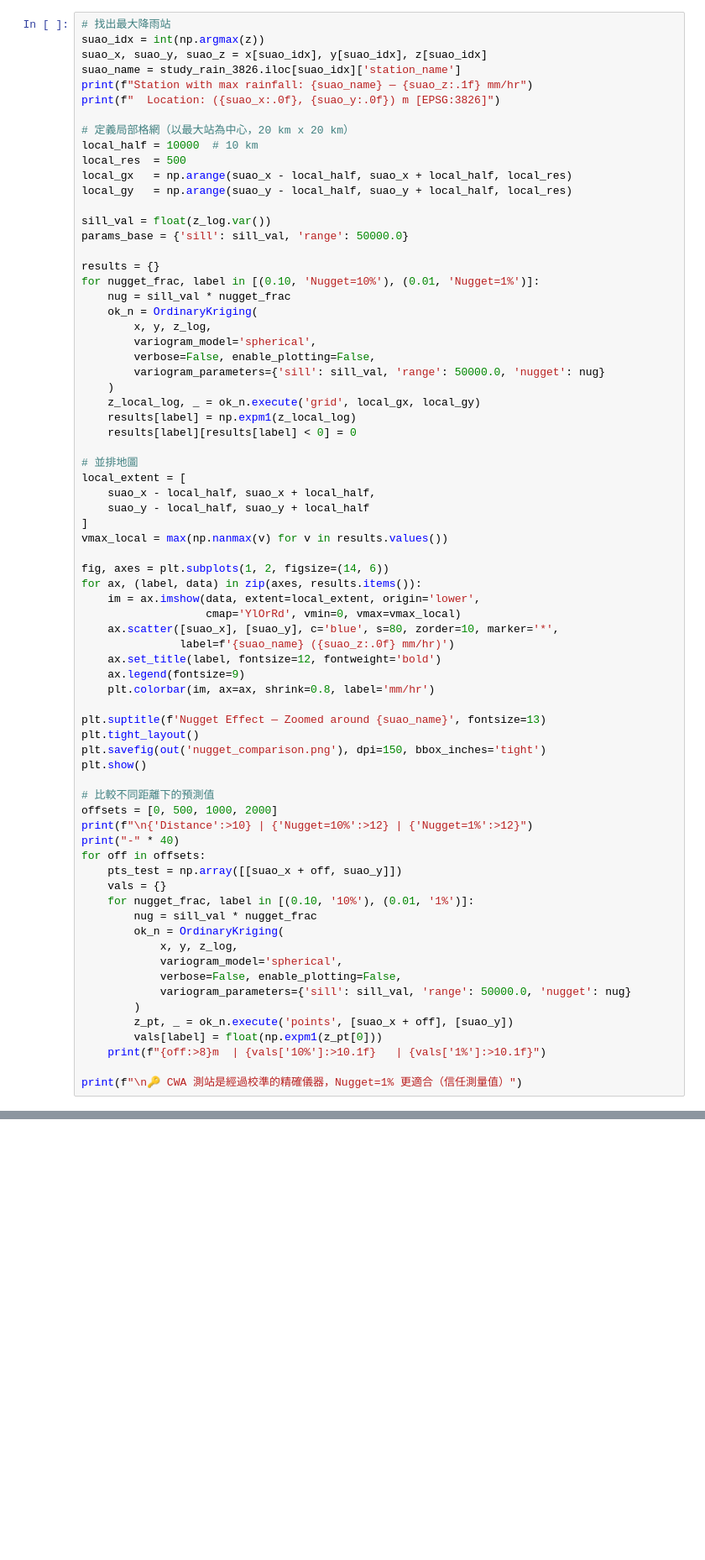
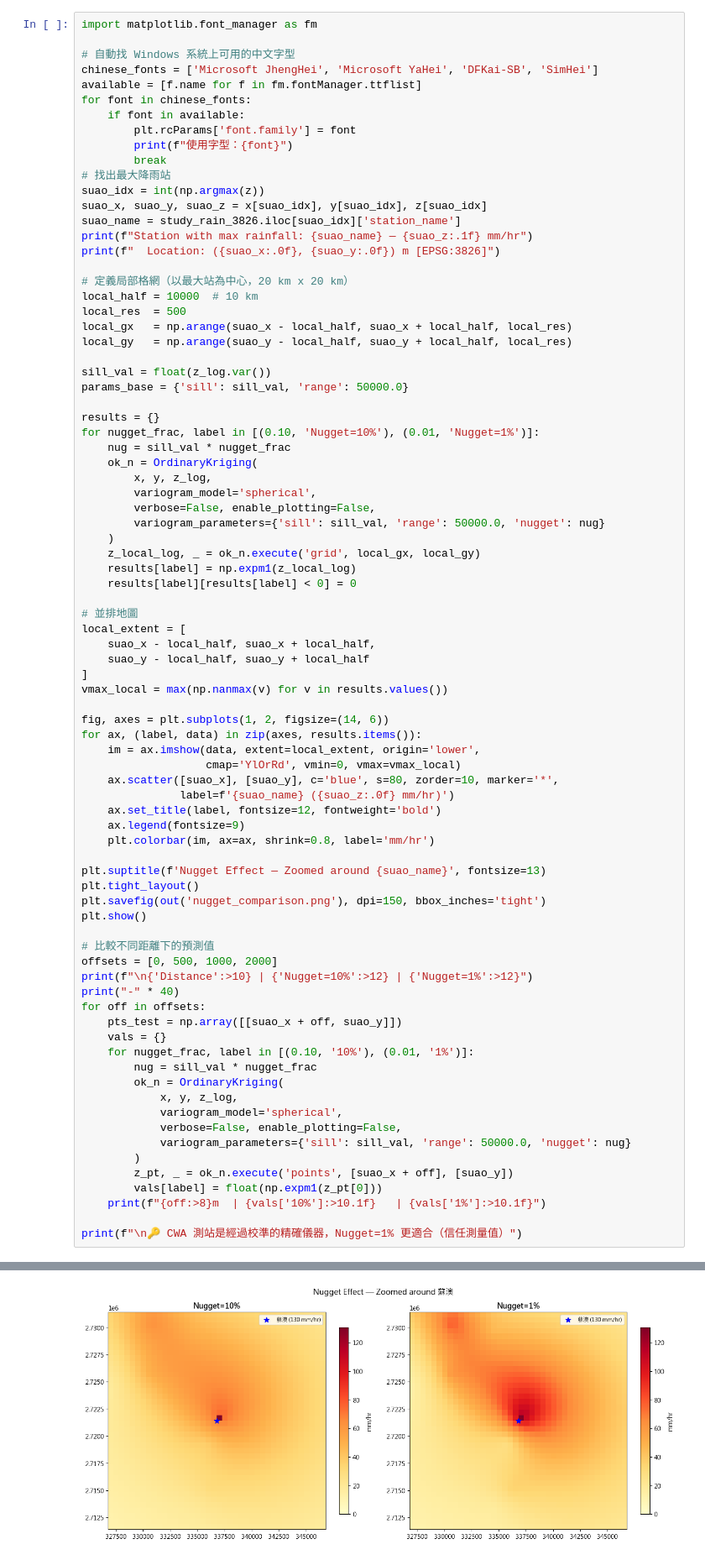
Before and after one commit to debby0330/Exercise-6, a Jupyter notebook: script/Week6-Completed.ipynb, the cells around one changed output, grey strips where cells are left out. Shown at 84% size. Drawn from its saved outputs; the diff is of its cells as text; blank space fills up the shorter version.

```diff
--- a/script/Week6-Completed.ipynb
+++ b/script/Week6-Completed.ipynb
@@ -564,6 +647,16 @@ Suao recorded **130.5 mm/hr**, but default Kriging predicts only ~71 mm at 500m
 - High Nugget = "measurements are noisy" → smooths everything → extreme values diluted
 - Low Nugget = "measurements are accurate" → passes through stations → extremes preserved
 # %%
+import matplotlib.font_manager as fm
+
+# 自動找 Windows 系統上可用的中文字型
+chinese_fonts = ['Microsoft JhengHei', 'Microsoft YaHei', 'DFKai-SB', 'SimHei']
+available = [f.name for f in fm.fontManager.ttflist]
+for font in chinese_fonts:
+    if font in available:
+        plt.rcParams['font.family'] = font
+        print(f"使用字型：{font}")
+        break
 # 找出最大降雨站
 suao_idx = int(np.argmax(z))
 suao_x, suao_y, suao_z = x[suao_idx], y[suao_idx], z[suao_idx]
@@ -635,3 +728,4 @@ for off in offsets:
     print(f"{off:>8}m  | {vals['10%']:>10.1f}   | {vals['1%']:>10.1f}")
 
 print(f"\n🔑 CWA 測站是經過校準的精確儀器，Nugget=1% 更適合（信任測量值）")
+# %% [output]
@@ -637,0 +735 @@ print(f"\n🔑 CWA 測站是經過校準的精確儀器，Nugget=1% 更適合（
+[figure, added]
```
Also changed, not shown: parts of 16 cells of this notebook, 3 other files.
